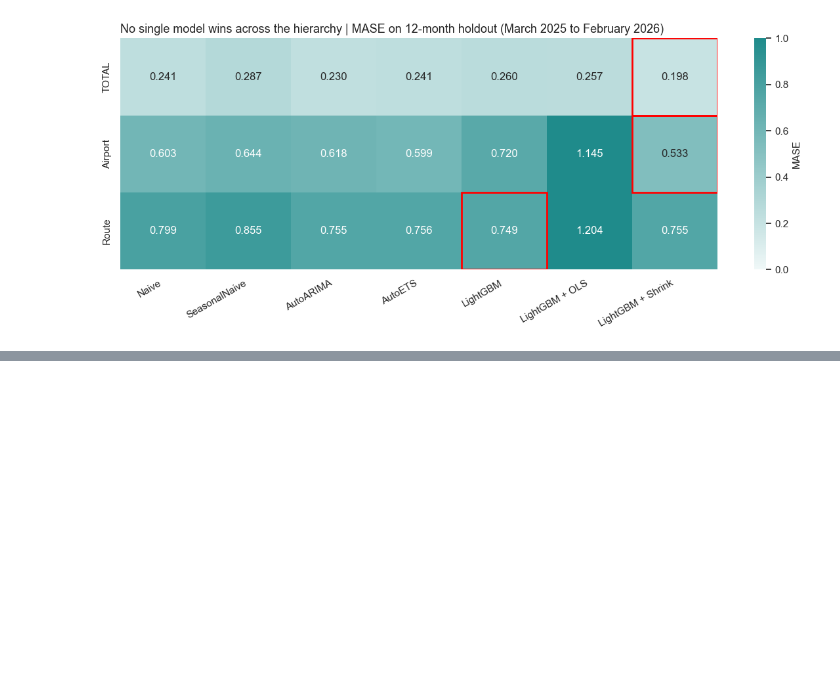
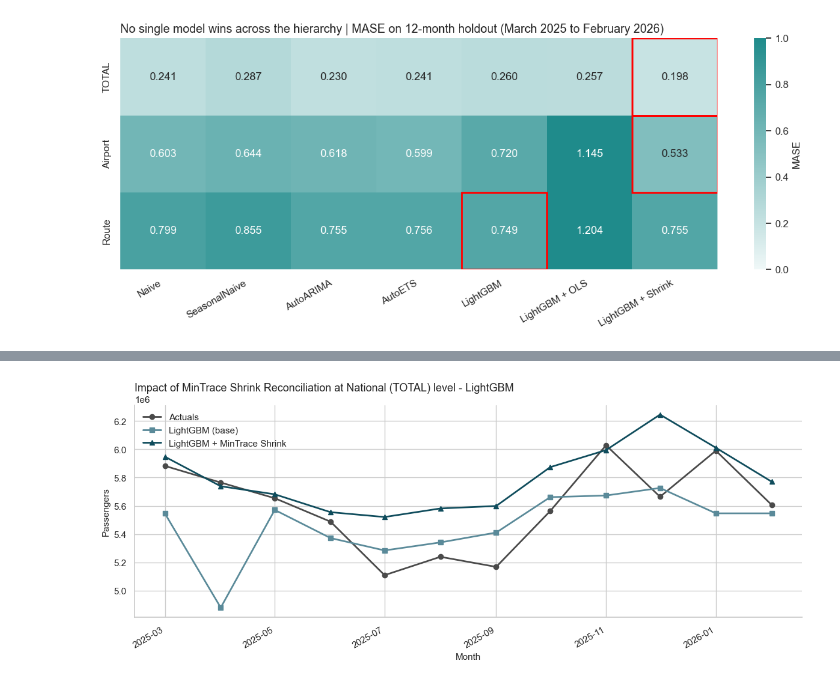
Before and after one commit to rahulmohandas11/india-air-traffic-forecast, a Jupyter notebook: notebooks/06_visualizations.ipynb, the cells around one changed output, grey strips where cells are left out. Drawn from its saved outputs; the diff is of its cells as text; code cells hidden in the pictures; blank space fills up the shorter version.

```diff
--- a/notebooks/06_visualizations.ipynb
+++ b/notebooks/06_visualizations.ipynb
@@ -200,0 +244,22 @@ base.columns.to_list()
+# %%
+# LightGBM
+lgb_base = pd.read_csv('../outputs/lightgbm_forecasts.csv')
+lgb_recon = pd.read_csv('../outputs/lightgbm_reconciled.csv')
+
+lgb_base_total = lgb_base[lgb_base['unique_id'] == 'TOTAL'].copy()
+lgb_recon_total = lgb_recon[lgb_recon['unique_id'] == 'TOTAL'].copy()
+
+lgb_base_total['ds'] = pd.to_datetime(lgb_base_total['ds'])
+lgb_recon_total['ds'] = pd.to_datetime(lgb_recon_total['ds'])
+
+plot_reconciliation(
+    actuals_df = actuals_total,
+    base_df = lgb_base_total,
+    recon_df = lgb_recon_total,
+    model_base_col = 'LightGBM',
+    model_recon_col = 'LightGBM/MinTrace_method-mint_shrink',
+    model_label = 'LightGBM',
+    save_path = '../outputs/chart_reconciliation_impact_lightgbm.png'
+)
+# %% [output]
+[figure, added]
```
Also changed, not shown: parts of 6 cells of this notebook, 3 other files.
